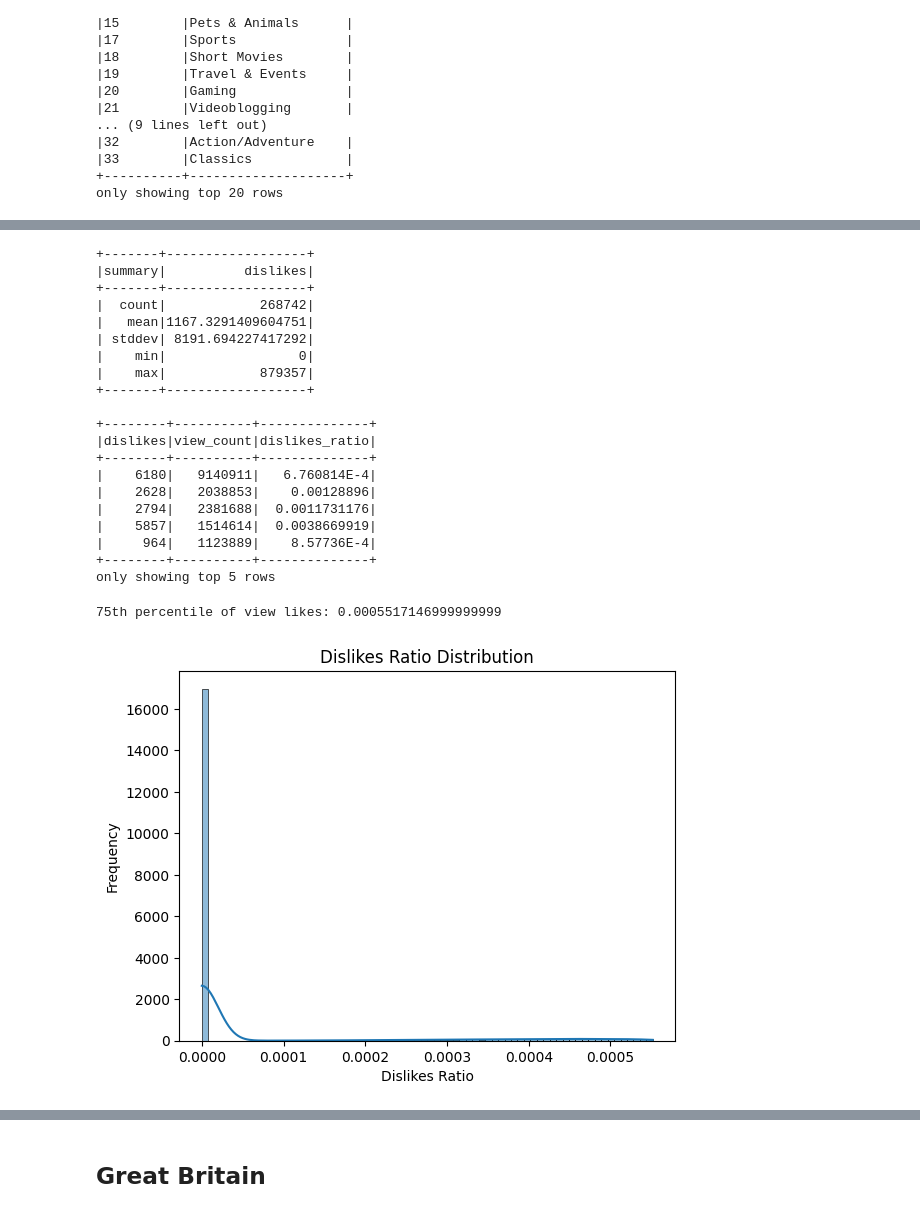
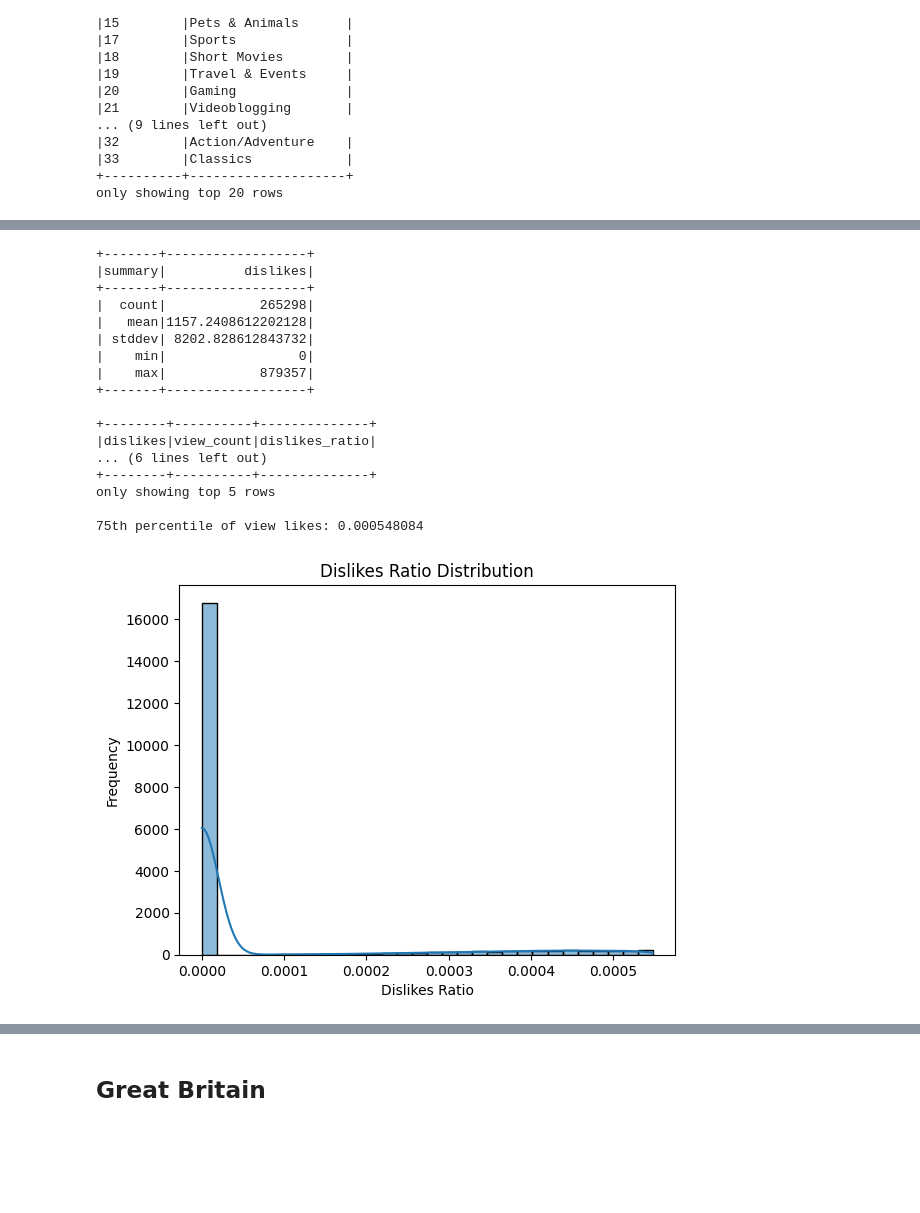
Before and after one commit to muzzy3k/YouTubeBigData, a Jupyter notebook: CA_EDA.ipynb, the cells around one changed output, grey strips where cells are left out. Saved outputs shown, nothing was run; the diff lists cells and outputs as text; code cells hidden in the pictures; blank space fills up the shorter version.

```diff
--- a/CA_EDA.ipynb
+++ b/CA_EDA.ipynb
@@ -67,0 +69,5 @@ df.count()
+# %%
+df.groupBy("comments_disabled").count().show()
+
+# Filter out rows with no comments
+df = df.filter(F.col("comments_disabled") != 'true')
@@ -162,10 +176,10 @@ only showing top 5 rows
 # looking at publishing and time features
 
 # Extract year, month, and day of week from publishedAt
-df = df.withColumn("publish_year", F.year("publishedAt")).withColumn("publish_month", F.month("publishedAt")).withColumn("publish_dayofweek", F.dayofweek("publishedAt"))
+df = df.withColumn("publish_year", F.year("publishedAt")).withColumn("publish_month", F.month("publishedAt")).withColumn("publish_dayofweek", F.dayofweek("publishedAt")).withColumn("publish_hour", F.hour("publishedAt"))
 
 # Show a sample of the new time-related columns
-df.select("publishedAt", "publish_year", "publish_month", "publish_dayofweek").show(5)
+df.select("publishedAt", "publish_year", "publish_month", "publish_dayofweek", "publish_hour").show(5)
 
 # Group by publish year to see counts per year
 df.groupBy("publish_year").count().orderBy("publish_year").show()
@@ -515,48 +472,44 @@ plt.show()
 df.select("dislikes").describe().show()
 
 # Create a ratio column to see likes per view (watch out for division by zero)
-df = df.withColumn("dislikes_ratio", F.round(col("dislikes") / F.col("view_count"), 10))
+df = df.withColumn("dislikes_ratio", F.round(F.col("dislikes") / F.col("view_count"), 10))
 df.select("dislikes", "view_count", "dislikes_ratio").show(5)
 
 # Take a 10% sample of the data for visualization (adjust fraction if needed)
 sample_dislikes_ratio = df.select("dislikes_ratio").sample(fraction=0.10, seed=42).toPandas()
 
 # Determine a threshold: e.g., the 75th percentile of view counts
 threshold = sample_dislikes_ratio["dislikes_ratio"].quantile(0.75)
 print("75th percentile of view likes:", threshold)
 
 # Filter the data to include only view counts below the threshold
 filtered_sample_dislikes_ratio = sample_dislikes_ratio[sample_dislikes_ratio["dislikes_ratio"] <= threshold]
 
 # Plot the histogram for the likes_ratio distribution
-sns.histplot(filtered_sample_dislikes_ratio["dislikes_ratio"], bins=70, kde=True)
+sns.histplot(filtered_sample_dislikes_ratio["dislikes_ratio"], bins=30, kde=True)
 plt.title("Dislikes Ratio Distribution")
 plt.xlabel("Dislikes Ratio")
 plt.ylabel("Frequency")
 plt.show()
 # %% [output]
 +-------+------------------+
 |summary|          dislikes|
 +-------+------------------+
-|  count|            268742|
-|   mean|1167.3291409604751|
-| stddev| 8191.694227417292|
+|  count|            265298|
+|   mean|1157.2408612202128|
+| stddev| 8202.828612843732|
 |    min|                 0|
 |    max|            879357|
 +-------+------------------+
 
 +--------+----------+--------------+
 |dislikes|view_count|dislikes_ratio|
-+--------+----------+--------------+
-|    6180|   9140911|   6.760814E-4|
-|    2628|   2038853|    0.00128896|
-|    2794|   2381688|  0.0011731176|
-|    5857|   1514614|  0.0038669919|
-|     964|   1123889|    8.57736E-4|
+... (6 lines left out)
 +--------+----------+--------------+
 only showing top 5 rows
+
+75th percentile of view likes: 0.000548084
-75th percentile of view likes: 0.0005517146999999999
-[figure, old version]
+[figure, new version]
 # %%
 # Summary statistics for comment_count
 df.select("comment_count").describe().show()
```
Also changed, not shown: parts of 22 cells of this notebook.
